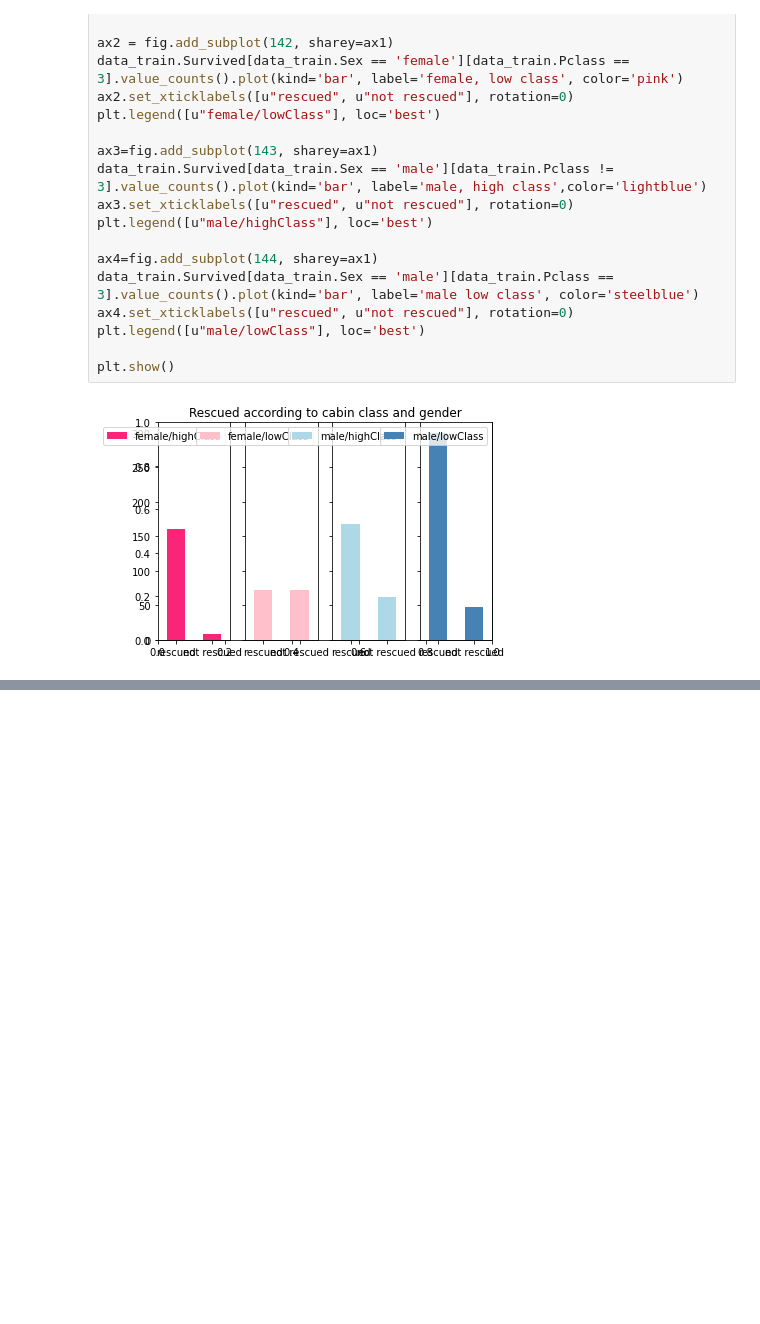
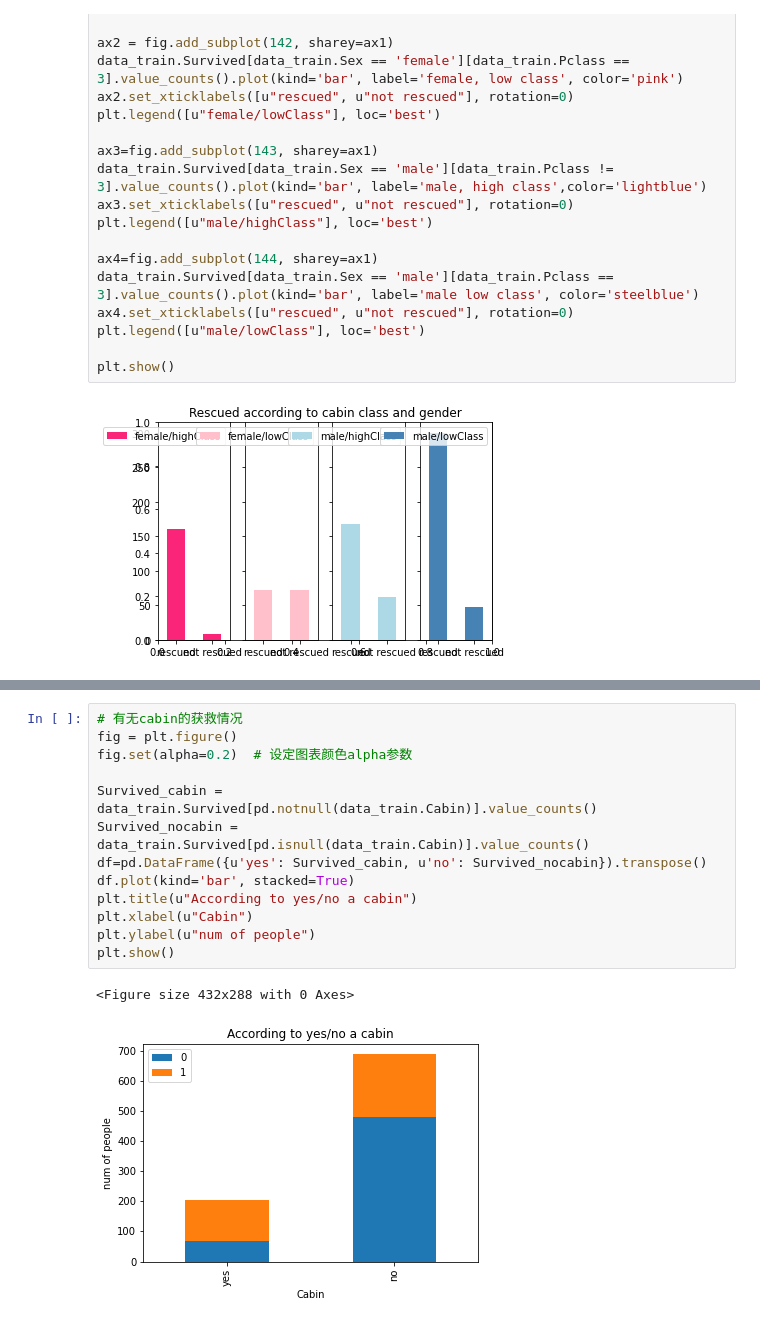
Before and after one commit to aiitx/Titanic_dataAnalysis, a Jupyter notebook: Untitled.ipynb, the cells around one changed output, grey strips where cells are left out. Cells and saved outputs as stored; diff of their text form; blank space fills up the shorter version.

Commit message:
新增更新，有无cabin的获救情况

```diff
--- a/Untitled.ipynb
+++ b/Untitled.ipynb
@@ -152,0 +208,16 @@ plt.show()
+# %%
+# 有无cabin的获救情况
+fig = plt.figure()
+fig.set(alpha=0.2)  # 设定图表颜色alpha参数
+
+Survived_cabin = data_train.Survived[pd.notnull(data_train.Cabin)].value_counts()
+Survived_nocabin = data_train.Survived[pd.isnull(data_train.Cabin)].value_counts()
+df=pd.DataFrame({u'yes': Survived_cabin, u'no': Survived_nocabin}).transpose()
+df.plot(kind='bar', stacked=True)
+plt.title(u"According to yes/no a cabin")
+plt.xlabel(u"Cabin")
+plt.ylabel(u"num of people")
+plt.show()
+# %% [output]
+<Figure size 432x288 with 0 Axes>
+[figure, added]
```
Also changed, not shown: parts of 3 cells of this notebook, 1 other file.
